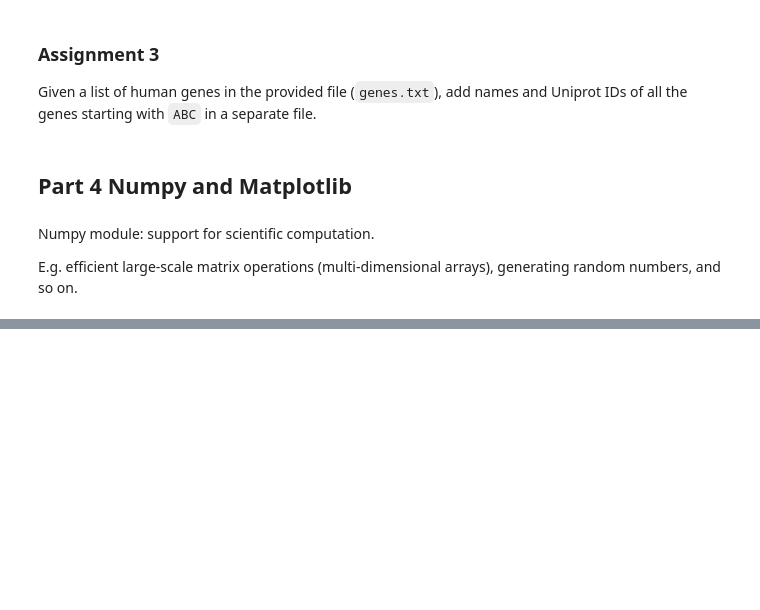
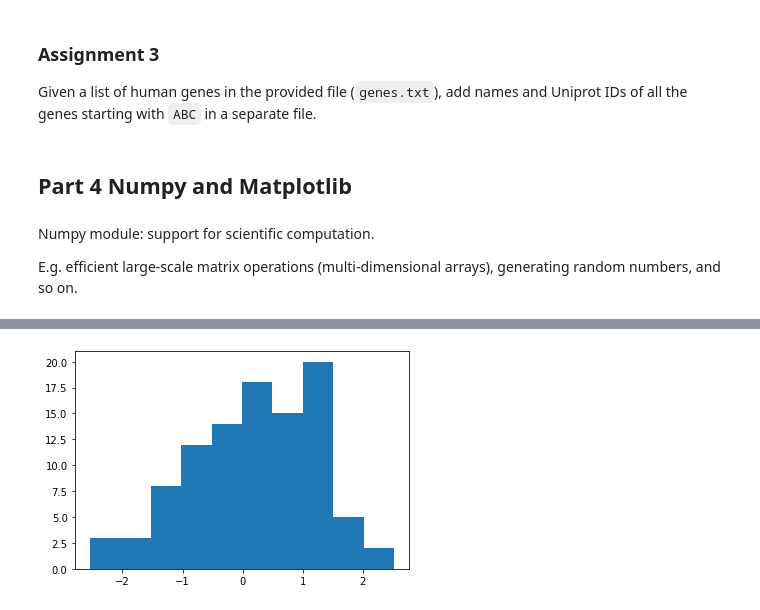
Before and after one commit to isblab/pycrash, a Jupyter notebook: python_crash_course.ipynb, the cells around one changed output, grey strips where cells are left out. Cells and saved outputs as stored; diff of their text form; code cells hidden in the pictures; blank space fills up the shorter version.

```diff
--- a/python_crash_course.ipynb
+++ b/python_crash_course.ipynb
@@ -419,15 +574,18 @@ yrand
 # %%
 # Now plot it
 
 import matplotlib.pyplot as plt
 
 # bar plot
 
+# plt.hist(xlin,bins=50,edgecolor="red")
+
 # plt.hist(xgauss)
 
 # plt.hist(xrand)
 
-plt.hist(xlin,bins=5,edgecolor="red")
-#plt.show()
+# plt.show()
+# %% [output]
+[figure, added]
 # %%
 # scatter plot
```
Also changed, not shown: parts of 48 cells of this notebook.
